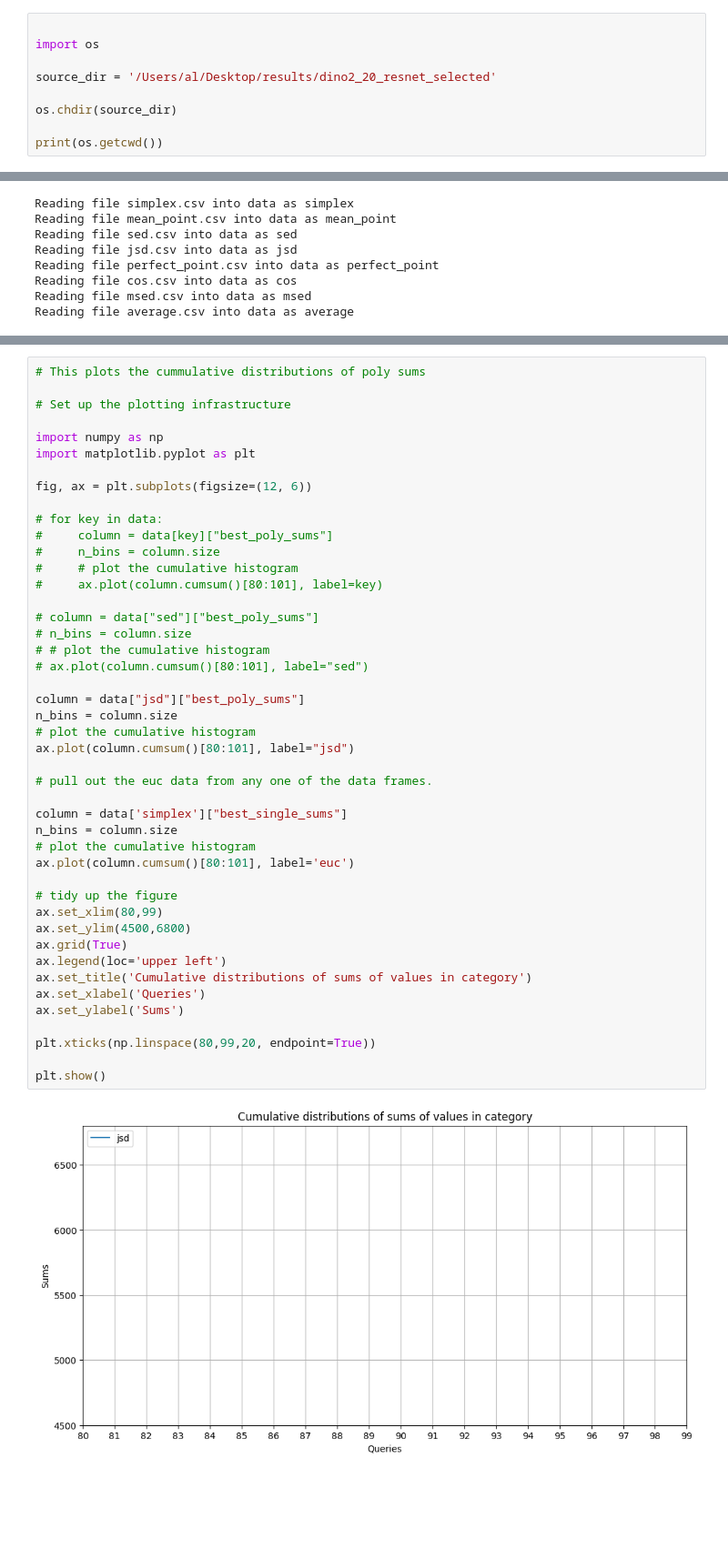
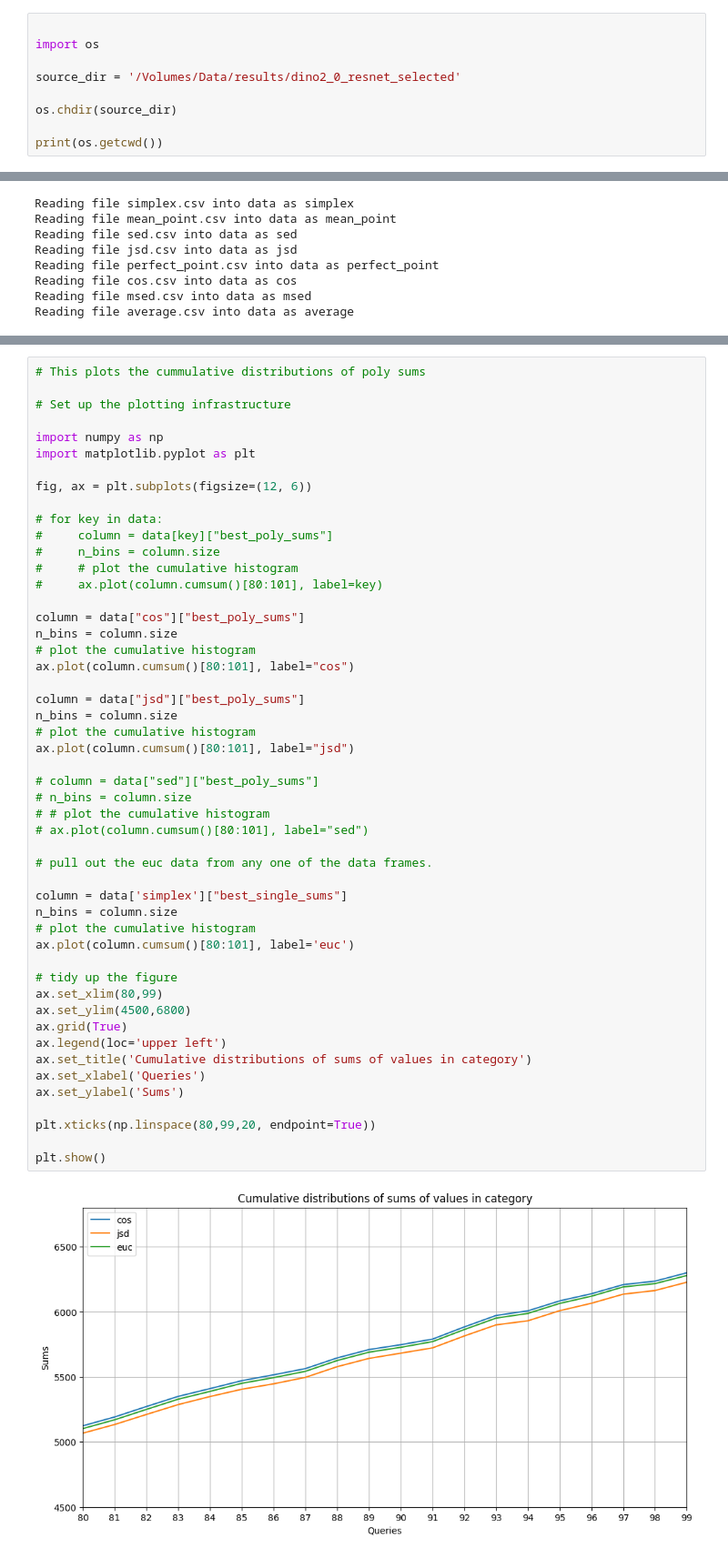
Before and after one commit to MetricSearch/simcoder-pytorch, a Jupyter notebook: notebooks/plot_results1.ipynb, the cells around one changed output, grey strips where cells are left out. Shown at 91% size. Cells and saved outputs as stored; diff of their text form; blank space fills up the shorter version.

```diff
--- a/notebooks/plot_results1.ipynb
+++ b/notebooks/plot_results1.ipynb
@@ -2,7 +2,7 @@
 
 import os
 
-source_dir = '/Users/al/Desktop/results/dino2_20_resnet_selected'
+source_dir = '/Volumes/Data/results/dino2_0_resnet_selected'
 
 os.chdir(source_dir)
 
@@ -67,38 +51,43 @@ fig, ax = plt.subplots(figsize=(12, 6))
 #     n_bins = column.size
 #     # plot the cumulative histogram
 #     ax.plot(column.cumsum()[80:101], label=key)
 
-# column = data["sed"]["best_poly_sums"]
-# n_bins = column.size
-# # plot the cumulative histogram
-# ax.plot(column.cumsum()[80:101], label="sed")
+column = data["cos"]["best_poly_sums"]
+n_bins = column.size
+# plot the cumulative histogram
+ax.plot(column.cumsum()[80:101], label="cos")
 
 column = data["jsd"]["best_poly_sums"]
 n_bins = column.size
 # plot the cumulative histogram
 ax.plot(column.cumsum()[80:101], label="jsd")
+
+# column = data["sed"]["best_poly_sums"]
+# n_bins = column.size
+# # plot the cumulative histogram
+# ax.plot(column.cumsum()[80:101], label="sed")
 
 # pull out the euc data from any one of the data frames.
 
 column = data['simplex']["best_single_sums"]
 n_bins = column.size
 # plot the cumulative histogram
 ax.plot(column.cumsum()[80:101], label='euc')
 
 # tidy up the figure
 ax.set_xlim(80,99)
 ax.set_ylim(4500,6800)
 ax.grid(True)
 ax.legend(loc='upper left')
 ax.set_title('Cumulative distributions of sums of values in category')
 ax.set_xlabel('Queries')
 ax.set_ylabel('Sums')
 
 plt.xticks(np.linspace(80,99,20, endpoint=True))
 
 plt.show()
 # %% [output]
-[figure, old version]
+[figure, new version]
 # %%
 # This plots the cummulative distributions of nns_at_k_poly
 
```
Also changed, not shown: parts of 3 cells of this notebook, 2 other files.
